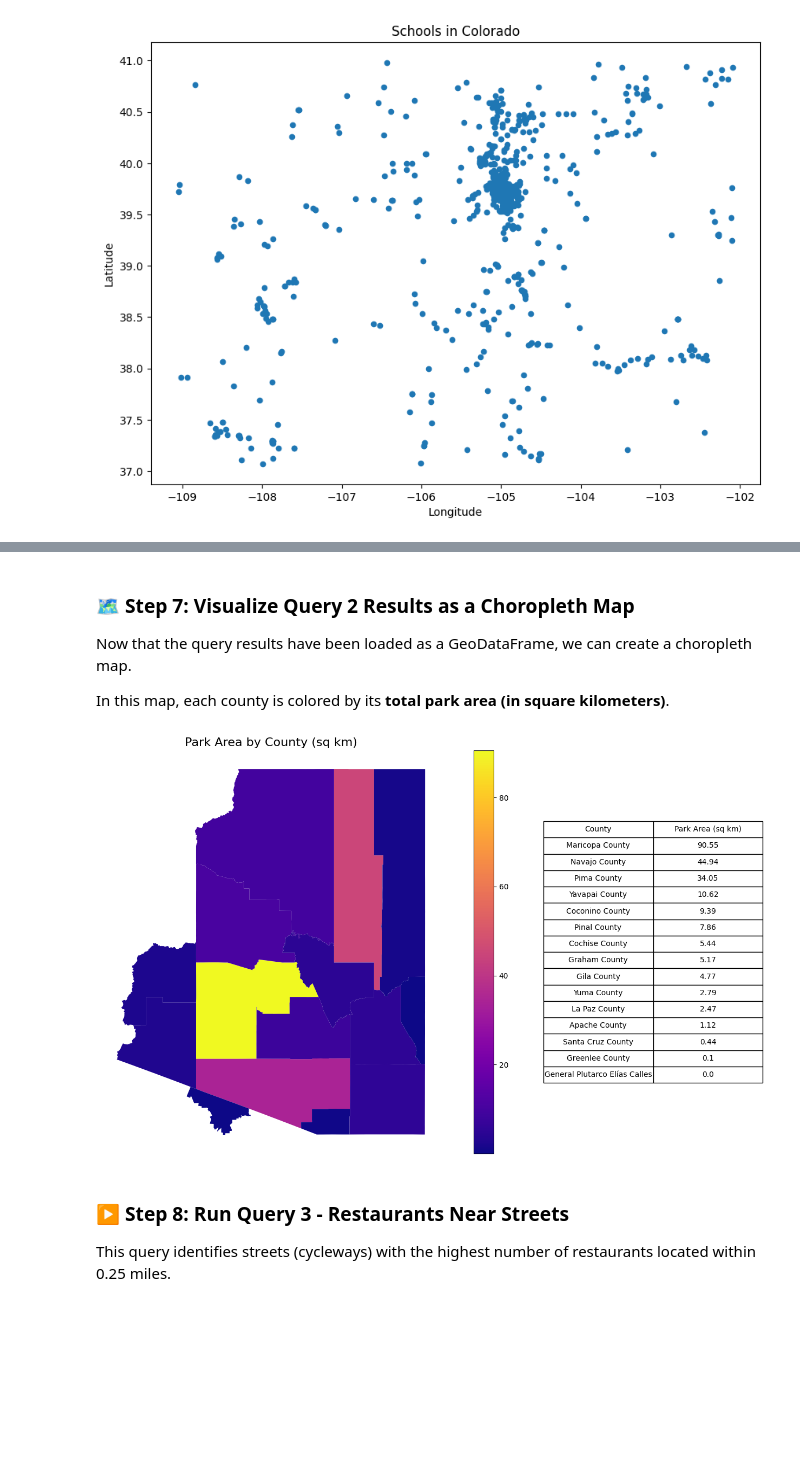
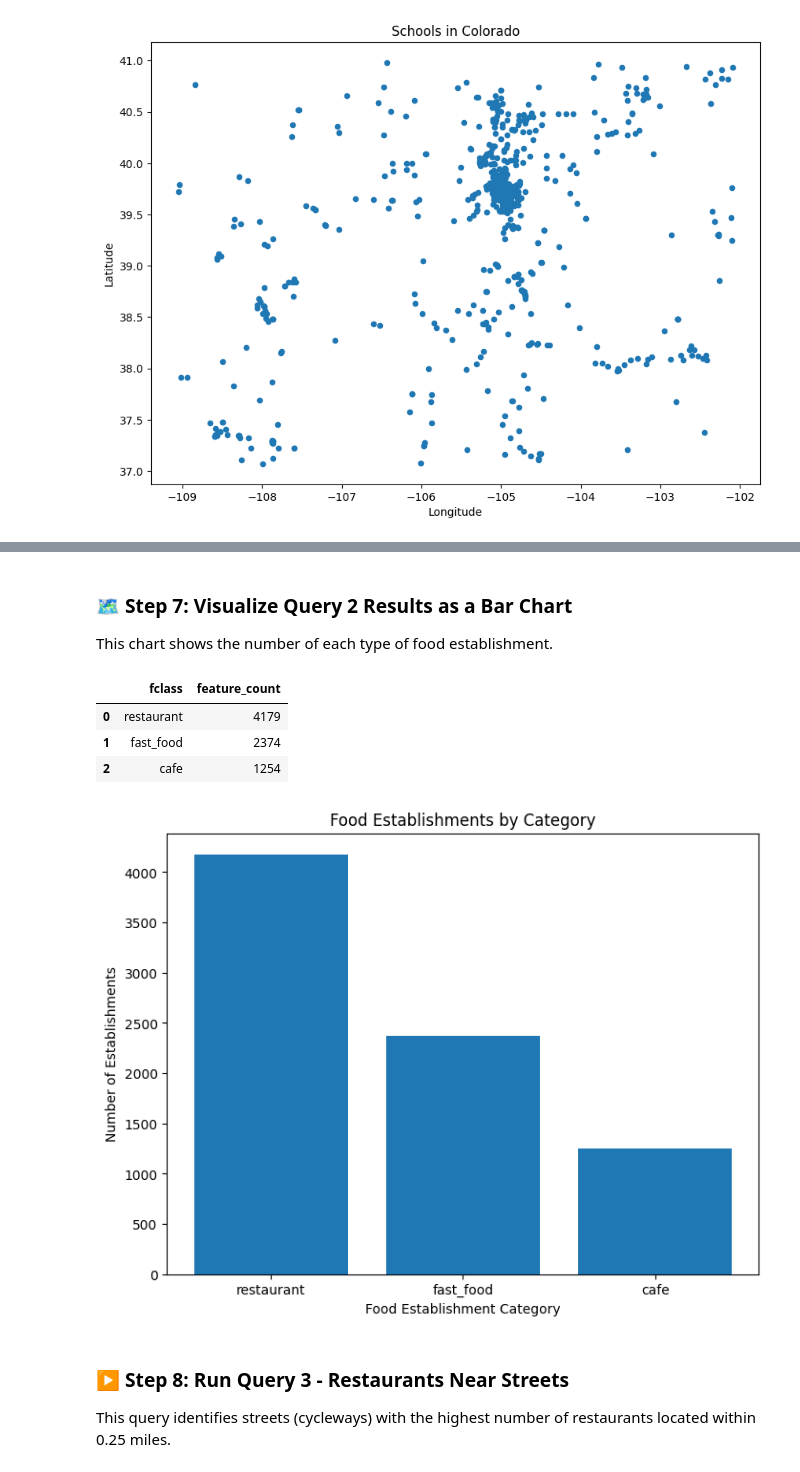
Before and after one commit to rdeckowitz/gist604b-osm-postgis-fa26, a Jupyter notebook: notebooks/osm_postgis_colorado.ipynb, the cells around one changed output, grey strips where cells are left out. Saved outputs shown, nothing was run; the diff lists cells and outputs as text; code cells hidden in the pictures; blank space fills up the shorter version.

```diff
--- a/notebooks/osm_postgis_colorado.ipynb
+++ b/notebooks/osm_postgis_colorado.ipynb
@@ -240,57 +228,27 @@ except Exception as e:
-# %% [markdown]
-### 🗺️ Step 7: Visualize Query 2 Results as a Choropleth Map
-
-Now that the query results have been loaded as a GeoDataFrame, we can create a choropleth map.
-
-In this map, each county is colored by its **total park area (in square kilometers)**.
-# %%
-viz_column = "park_area_sq_km"
-
-# Select columns for the table
-table_df = (
-    query_2_results[["county_name", viz_column]]
-    .sort_values(viz_column, ascending=False)
-    .copy()
-)
-
-table_df[viz_column] = table_df[viz_column].round(2)
-
-fig, (ax_map, ax_table) = plt.subplots(
-    1, 2,
-    figsize=(16, 8),
-    gridspec_kw={"width_ratios": [3, 1]}
-)
-
-# Map
-query_2_results.plot(
-    column=viz_column,
-    legend=True,
-    ax=ax_map,
-    vmin=query_2_results[viz_column].min(),
-    vmax=query_2_results[viz_column].max(),
-    cmap="plasma"
-)
-
-ax_map.set_title("Park Area by County (sq km)", fontsize=16)
-ax_map.set_axis_off()
-
-# Table
-ax_table.axis("off")
-tbl = ax_table.table(
-    cellText=table_df.values,
-    colLabels=["County", "Park Area (sq km)"],
-    loc="center",
-    cellLoc="center"
-)
-
-tbl.auto_set_font_size(False)
-tbl.set_fontsize(10)
-tbl.scale(1, 1.5)
-
-plt.tight_layout()
-plt.show()
-# %% [output]
-[figure, removed]
+# %% [markdown]
+### 🗺️ Step 7: Visualize Query 2 Results as a Bar Chart
+
+This chart shows the number of each type of food establishment.
+# %%
+
+display(query_2_results.drop(columns=["geom"]))# Display query results
+
+
+fig, ax = plt.subplots(figsize=(8, 6))# Create bar chart
+
+ax.bar(query_2_results["fclass"], query_2_results["feature_count"])
+
+ax.set_title("Food Establishments by Category") #label
+ax.set_xlabel("Food Establishment Category")
+ax.set_ylabel("Number of Establishments")
+
+plt.show()
+# %% [output]
+|  | fclass | feature_count |
+| 0 | restaurant | 4179 |
+| 1 | fast_food | 2374 |
+| 2 | cafe | 1254 |
+[figure, added]
 # %% [markdown]
 ### ▶️ Step 8: Run Query 3 - Restaurants Near Streets
 
```
Also changed, not shown: parts of 14 cells of this notebook, 1 other file.
